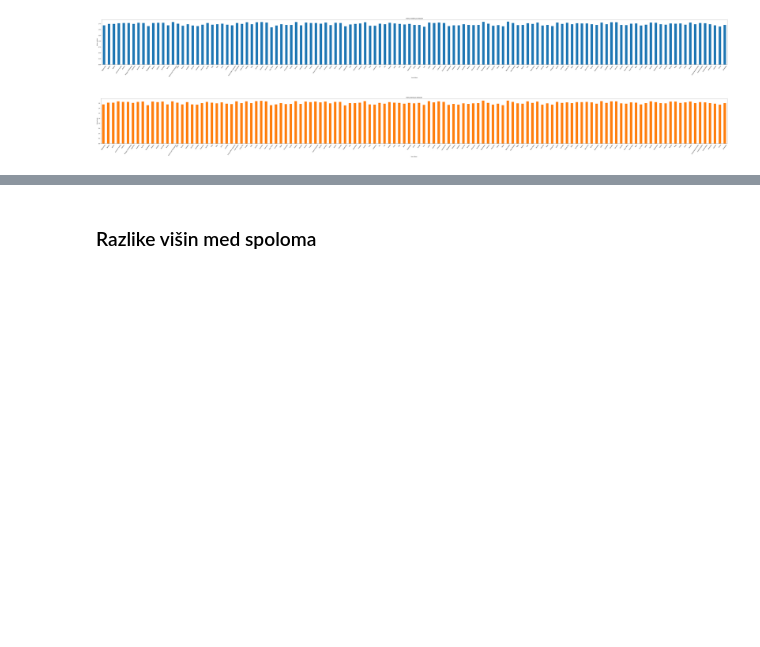
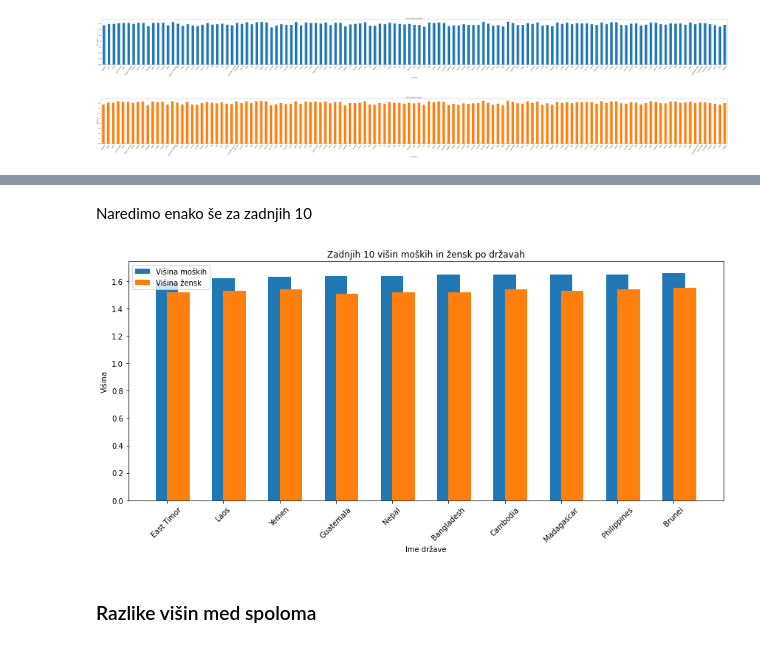
Before and after one commit to AmandaBabic/ProjektnaNaloga, a Jupyter notebook: AnaliziranjePodatkov.ipynb, the cells around one changed output, grey strips where cells are left out. Drawn from its saved outputs; the diff is of its cells as text; code cells hidden in the pictures; blank space fills up the shorter version.

```diff
--- a/AnaliziranjePodatkov.ipynb
+++ b/AnaliziranjePodatkov.ipynb
@@ -257,3 +298,25 @@ plt.show()
+# %% [markdown]
+Naredimo enako še za zadnjih 10
+# %%
+bottom_10_male_heights = countries.groupby('ime drzave')['visina moskih'].mean().nsmallest(10)
+female_heights = countries.groupby('ime drzave')['visina zensk'].mean()
+
+female_heights_sorted = female_heights[bottom_10_male_heights.index]
+
+plt.figure(figsize=(12, 6))
+
+plt.bar(bottom_10_male_heights.index, bottom_10_male_heights, width=0.4, label='Višina moških')
+plt.bar(bottom_10_male_heights.index, female_heights_sorted, width=0.4, align='edge', label='Višina žensk')
+
+plt.xlabel('Ime države')
+plt.ylabel('Višina')
+plt.title('Zadnjih 10 višin moških in žensk po državah')
+plt.xticks(rotation=45)
+plt.legend()
+plt.tight_layout()
+plt.show()
+# %% [output]
+[figure, added]
 # %% [markdown]
 ### Razlike višin med spoloma
 # %% [markdown]
```
Also changed, not shown: parts of 17 cells of this notebook.
